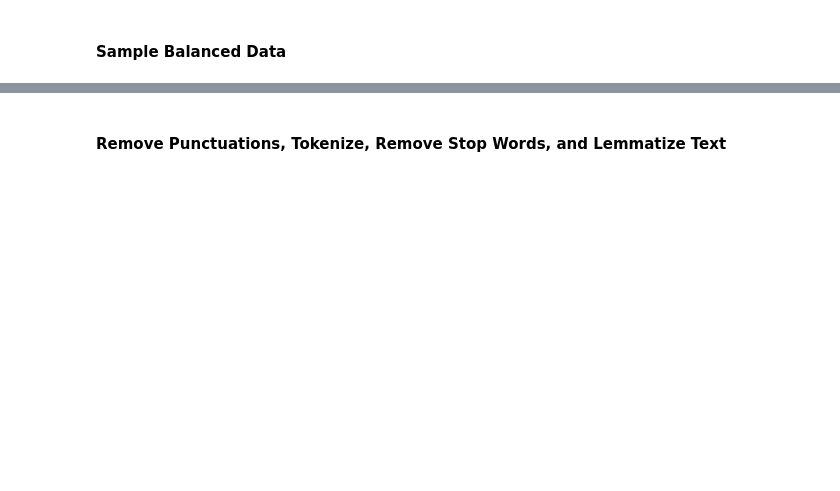
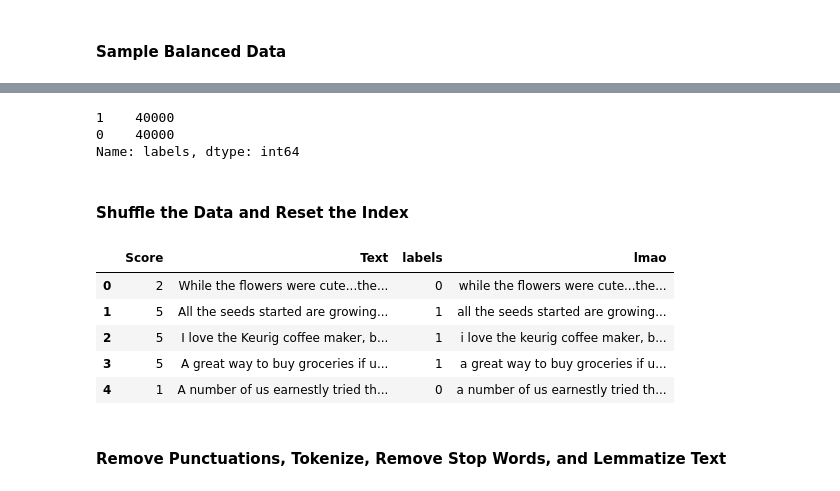
Before and after one commit to sirutBuasai/nlp-projects, a Jupyter notebook: amazon_food_reviews/sbuasai2_hw2.ipynb, the cells around one changed output, grey strips where cells are left out. Saved outputs shown, nothing was run; the diff lists cells and outputs as text; code cells hidden in the pictures; blank space fills up the shorter version.

```diff
--- a/amazon_food_reviews/sbuasai2_hw2.ipynb
+++ b/amazon_food_reviews/sbuasai2_hw2.ipynb
@@ -59,3 +79,31 @@ Name: labels, dtype: int64
+# %%
+# sample balanced data
+ones = raw_data[raw_data['labels'] == 1]
+zeros = raw_data[raw_data['labels'] == 0]
+
+# balance ones and zeros
+resampled_ones = resample(ones, replace=True, n_samples=int(40000))
+resampled_zeros = resample(zeros, replace=True, n_samples=int(40000))
+
+sampled_data = pd.concat([resampled_ones, resampled_zeros])
+sampled_data['labels'].value_counts()
+# %% [output]
+1    40000
+0    40000
+Name: labels, dtype: int64
+# %% [markdown]
+#### Shuffle the Data and Reset the Index
+# %%
+# shuffle and reset index
+sampled_data = sampled_data.sample(frac=1).reset_index(drop=True)
+sampled_data.head()
+# %% [output]
+|  | Score | Text | labels | lmao |
+| 0 | 2 | While the flowers were cute...the... | 0 | while the flowers were cute...the... |
+| 1 | 5 | All the seeds started are growing... | 1 | all the seeds started are growing... |
+| 2 | 5 | I love the Keurig coffee maker, b... | 1 | i love the keurig coffee maker, b... |
+| 3 | 5 | A great way to buy groceries if u... | 1 | a great way to buy groceries if u... |
+| 4 | 1 | A number of us earnestly tried th... | 0 | a number of us earnestly tried th... |
 # %% [markdown]
 #### Remove Punctuations, Tokenize, Remove Stop Words, and Lemmatize Text
 # %%
```
Also changed, not shown: parts of 40 cells of this notebook, 2 other files.
